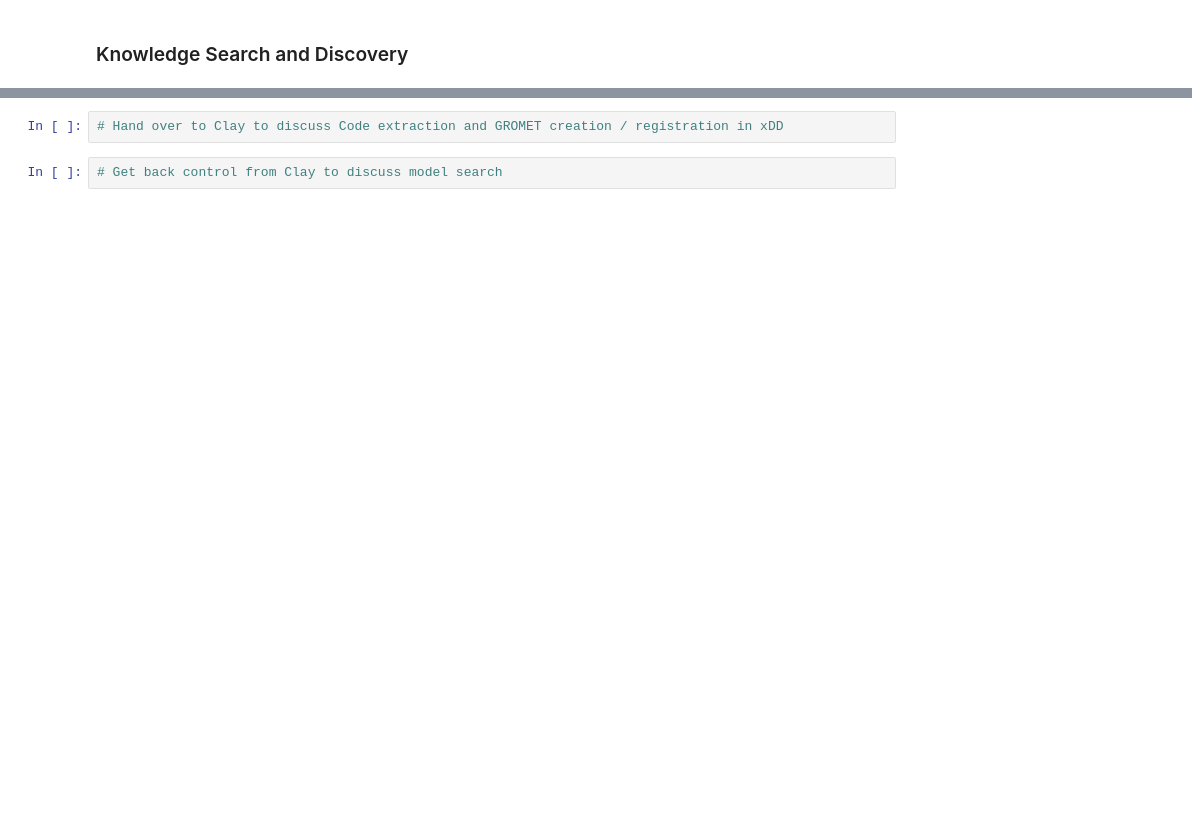
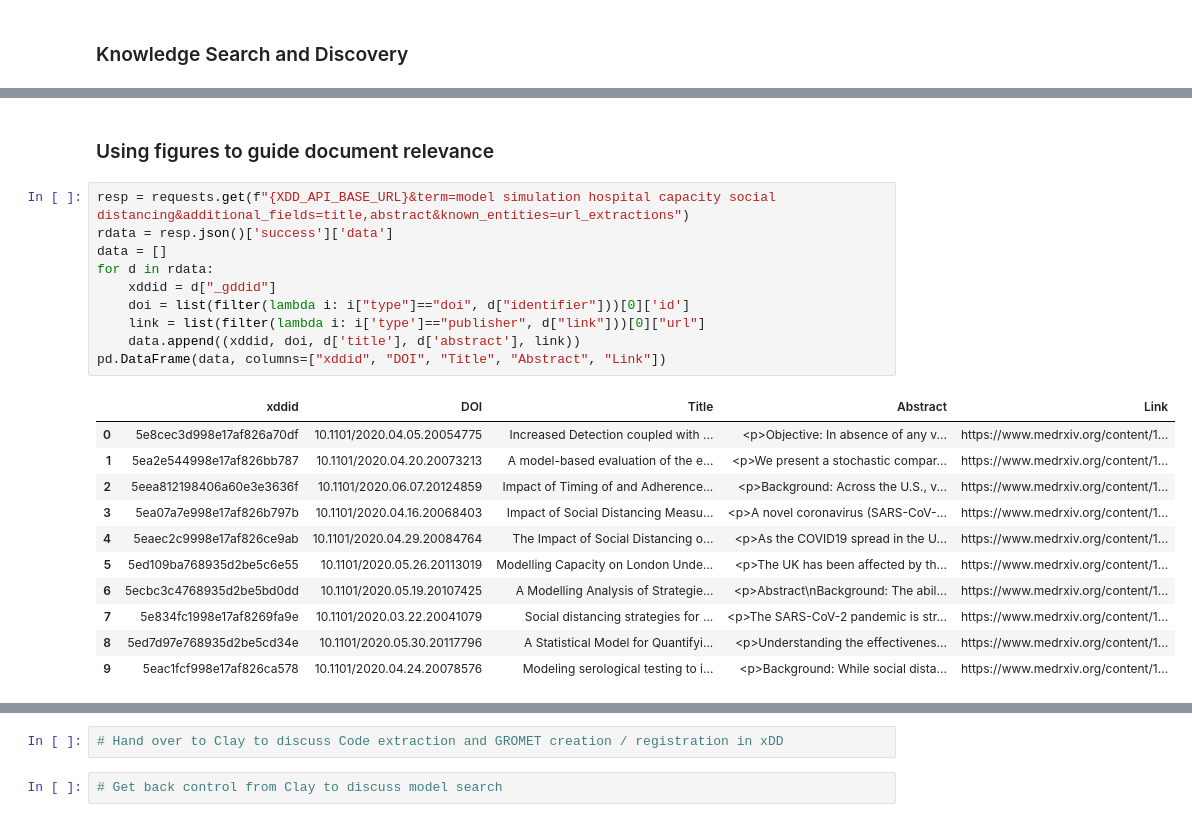
Before and after one commit to xDD-LAKE/Phase1, a Jupyter notebook: December_demo/xDD_LAKE_December_demo.ipynb, the cells around one changed output, grey strips where cells are left out. Cells and saved outputs as stored; diff of their text form; blank space fills up the shorter version.

```diff
--- a/December_demo/xDD_LAKE_December_demo.ipynb
+++ b/December_demo/xDD_LAKE_December_demo.ipynb
@@ -44,0 +66,24 @@
+# %% [markdown]
+### Using figures to guide document relevance
+# %%
+resp = requests.get(f"{XDD_API_BASE_URL}&term=model simulation hospital capacity social distancing&additional_fields=title,abstract&known_entities=url_extractions")
+rdata = resp.json()['success']['data']
+data = []
+for d in rdata:
+    xddid = d["_gddid"]
+    doi = list(filter(lambda i: i["type"]=="doi", d["identifier"]))[0]['id']
+    link = list(filter(lambda i: i['type']=="publisher", d["link"]))[0]["url"]
+    data.append((xddid, doi, d['title'], d['abstract'], link))
+pd.DataFrame(data, columns=["xddid", "DOI", "Title", "Abstract", "Link"])
+# %% [output]
+|  | xddid | DOI | Title | Abstract | Link |
+| 0 | 5e8cec3d998e17af826a70df | 10.1101/2020.04.05.20054775 | Increased Detection coupled with ... | <p>Objective: In absence of any v... | https://www.medrxiv.org/content/1... |
+| 1 | 5ea2e544998e17af826bb787 | 10.1101/2020.04.20.20073213 | A model-based evaluation of the e... | <p>We present a stochastic compar... | https://www.medrxiv.org/content/1... |
+| 2 | 5eea812198406a60e3e3636f | 10.1101/2020.06.07.20124859 | Impact of Timing of and Adherence... | <p>Background: Across the U.S., v... | https://www.medrxiv.org/content/1... |
+| 3 | 5ea07a7e998e17af826b797b | 10.1101/2020.04.16.20068403 | Impact of Social Distancing Measu... | <p>A novel coronavirus (SARS-CoV-... | https://www.medrxiv.org/content/1... |
+| 4 | 5eaec2c9998e17af826ce9ab | 10.1101/2020.04.29.20084764 | The Impact of Social Distancing o... | <p>As the COVID19 spread in the U... | https://www.medrxiv.org/content/1... |
+| 5 | 5ed109ba768935d2be5c6e55 | 10.1101/2020.05.26.20113019 | Modelling Capacity on London Unde... | <p>The UK has been affected by th... | https://www.medrxiv.org/content/1... |
+| 6 | 5ecbc3c4768935d2be5bd0dd | 10.1101/2020.05.19.20107425 | A Modelling Analysis of Strategie... | <p>Abstract\nBackground: The abil... | https://www.medrxiv.org/content/1... |
+| 7 | 5e834fc1998e17af8269fa9e | 10.1101/2020.03.22.20041079 | Social distancing strategies for ... | <p>The SARS-CoV-2 pandemic is str... | https://www.medrxiv.org/content/1... |
+| 8 | 5ed7d97e768935d2be5cd34e | 10.1101/2020.05.30.20117796 | A Statistical Model for Quantifyi... | <p>Understanding the effectivenes... | https://www.medrxiv.org/content/1... |
+| 9 | 5eac1fcf998e17af826ca578 | 10.1101/2020.04.24.20078576 | Modeling serological testing to i... | <p>Background: While social dista... | https://www.medrxiv.org/content/1... |
```
Also changed, not shown: parts of 25 cells of this notebook.
